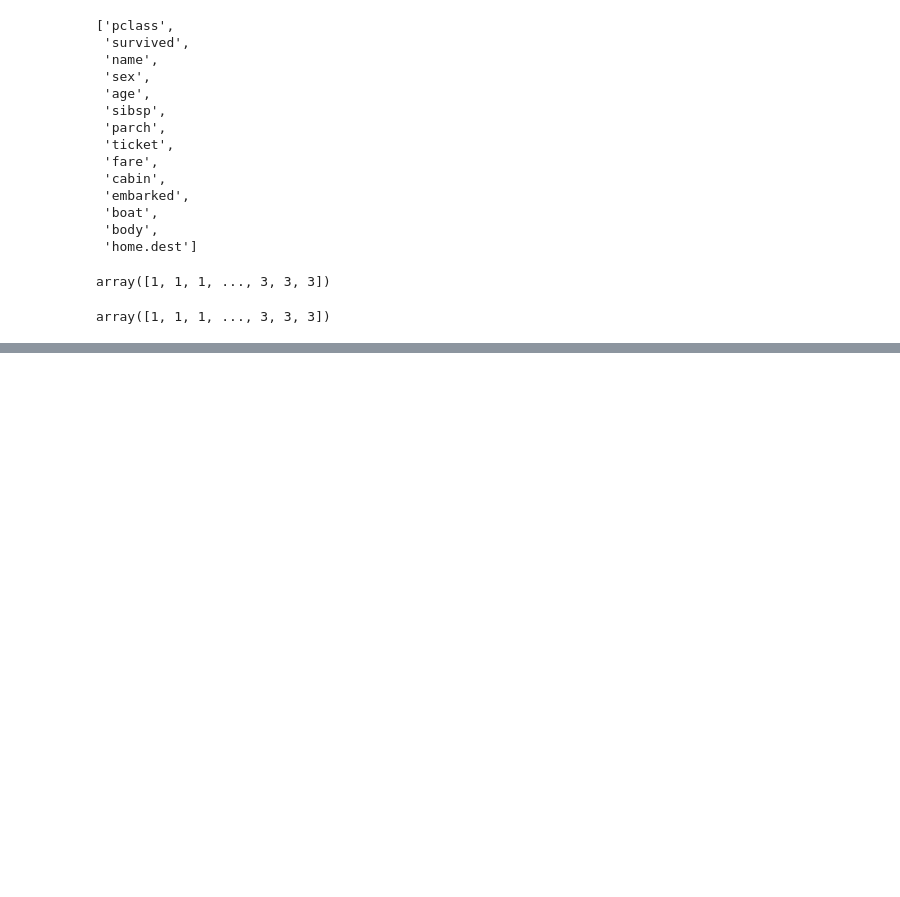
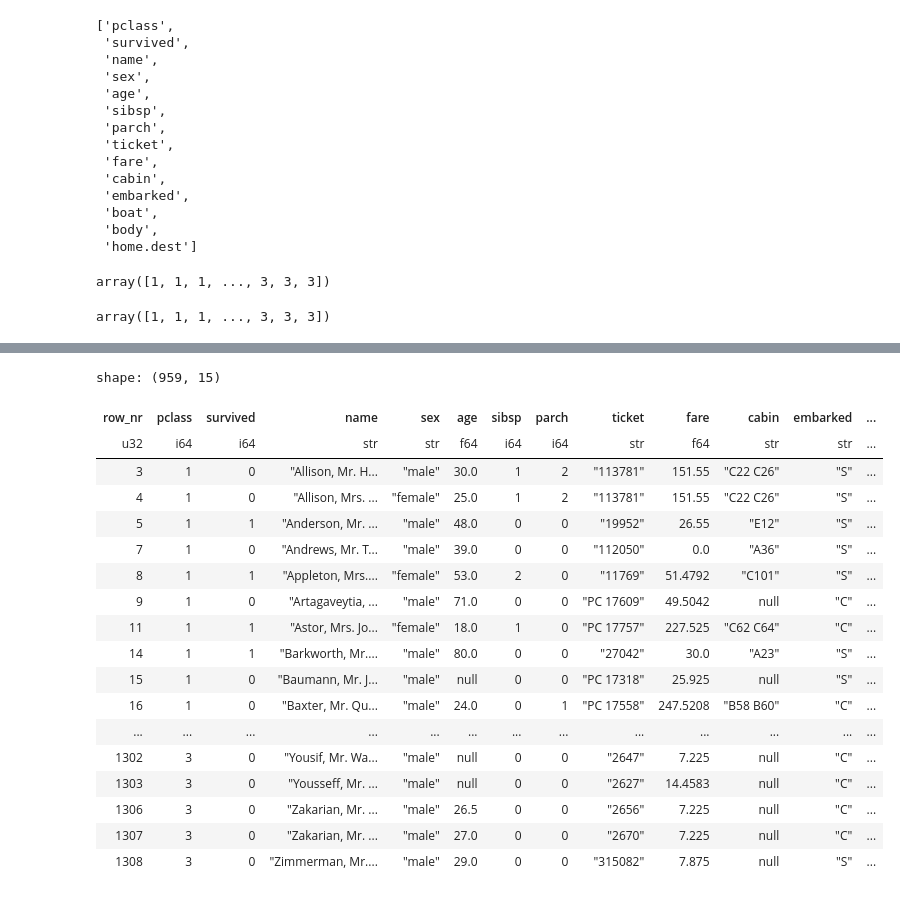
Before and after one commit to HiroshiATakano/Polars_100_knocks, a Jupyter notebook: Polars_100_Knocks.ipynb, the cells around one changed output, grey strips where cells are left out. Cells and saved outputs as stored; diff of their text form; code cells hidden in the pictures; blank space fills up the shorter version.

```diff
--- a/Polars_100_Knocks.ipynb
+++ b/Polars_100_Knocks.ipynb
@@ -274,0 +442,22 @@ shape: (5, 17)
+# %%
+df.filter((pl.col('name').str.contains('Mr.')) | (pl.col('name').str.contains('Mrs.')))
+# %% [output]
+shape: (959, 15)
+| row_nr | pclass | survived | name | sex | age | sibsp | parch | ticket | fare | cabin | embarked | ... |
+| u32 | i64 | i64 | str | str | f64 | i64 | i64 | str | f64 | str | str | ... |
+| 3 | 1 | 0 | "Allison, Mr. H... | "male" | 30.0 | 1 | 2 | "113781" | 151.55 | "C22 C26" | "S" | ... |
+| 4 | 1 | 0 | "Allison, Mrs. ... | "female" | 25.0 | 1 | 2 | "113781" | 151.55 | "C22 C26" | "S" | ... |
+| 5 | 1 | 1 | "Anderson, Mr. ... | "male" | 48.0 | 0 | 0 | "19952" | 26.55 | "E12" | "S" | ... |
+| 7 | 1 | 0 | "Andrews, Mr. T... | "male" | 39.0 | 0 | 0 | "112050" | 0.0 | "A36" | "S" | ... |
+| 8 | 1 | 1 | "Appleton, Mrs.... | "female" | 53.0 | 2 | 0 | "11769" | 51.4792 | "C101" | "S" | ... |
+| 9 | 1 | 0 | "Artagaveytia, ... | "male" | 71.0 | 0 | 0 | "PC 17609" | 49.5042 | null | "C" | ... |
+| 11 | 1 | 1 | "Astor, Mrs. Jo... | "female" | 18.0 | 1 | 0 | "PC 17757" | 227.525 | "C62 C64" | "C" | ... |
+| 14 | 1 | 1 | "Barkworth, Mr.... | "male" | 80.0 | 0 | 0 | "27042" | 30.0 | "A23" | "S" | ... |
+| 15 | 1 | 0 | "Baumann, Mr. J... | "male" | null | 0 | 0 | "PC 17318" | 25.925 | null | "S" | ... |
+| 16 | 1 | 0 | "Baxter, Mr. Qu... | "male" | 24.0 | 0 | 1 | "PC 17558" | 247.5208 | "B58 B60" | "C" | ... |
+| ... | ... | ... | ... | ... | ... | ... | ... | ... | ... | ... | ... | ... |
+| 1302 | 3 | 0 | "Yousif, Mr. Wa... | "male" | null | 0 | 0 | "2647" | 7.225 | null | "C" | ... |
+| 1303 | 3 | 0 | "Yousseff, Mr. ... | "male" | null | 0 | 0 | "2627" | 14.4583 | null | "C" | ... |
+| 1306 | 3 | 0 | "Zakarian, Mr. ... | "male" | 26.5 | 0 | 0 | "2656" | 7.225 | null | "C" | ... |
+| 1307 | 3 | 0 | "Zakarian, Mr. ... | "male" | 27.0 | 0 | 0 | "2670" | 7.225 | null | "C" | ... |
+| 1308 | 3 | 0 | "Zimmerman, Mr.... | "male" | 29.0 | 0 | 0 | "315082" | 7.875 | null | "S" | ... |
```
Also changed, not shown: parts of 33 cells of this notebook, 2 other files.
